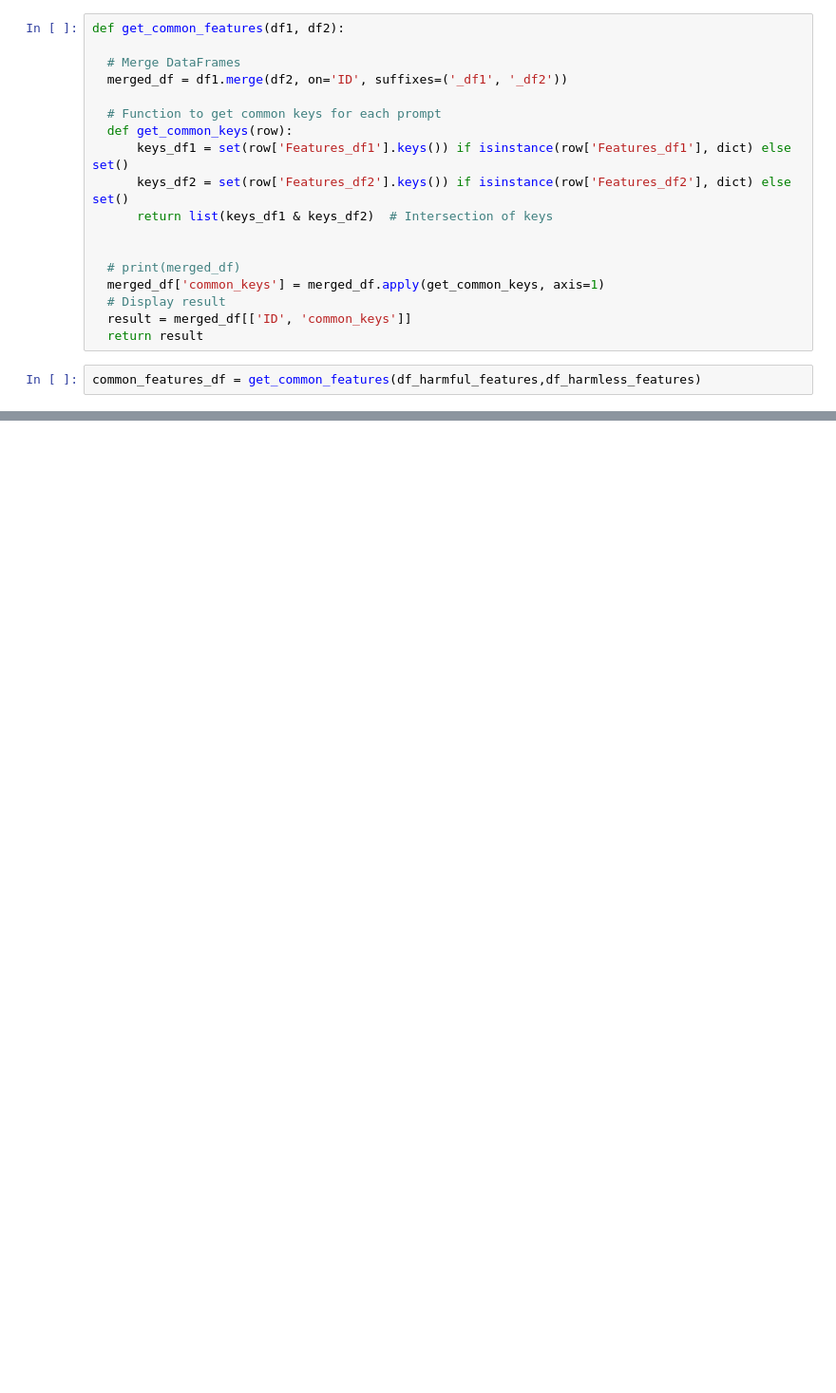
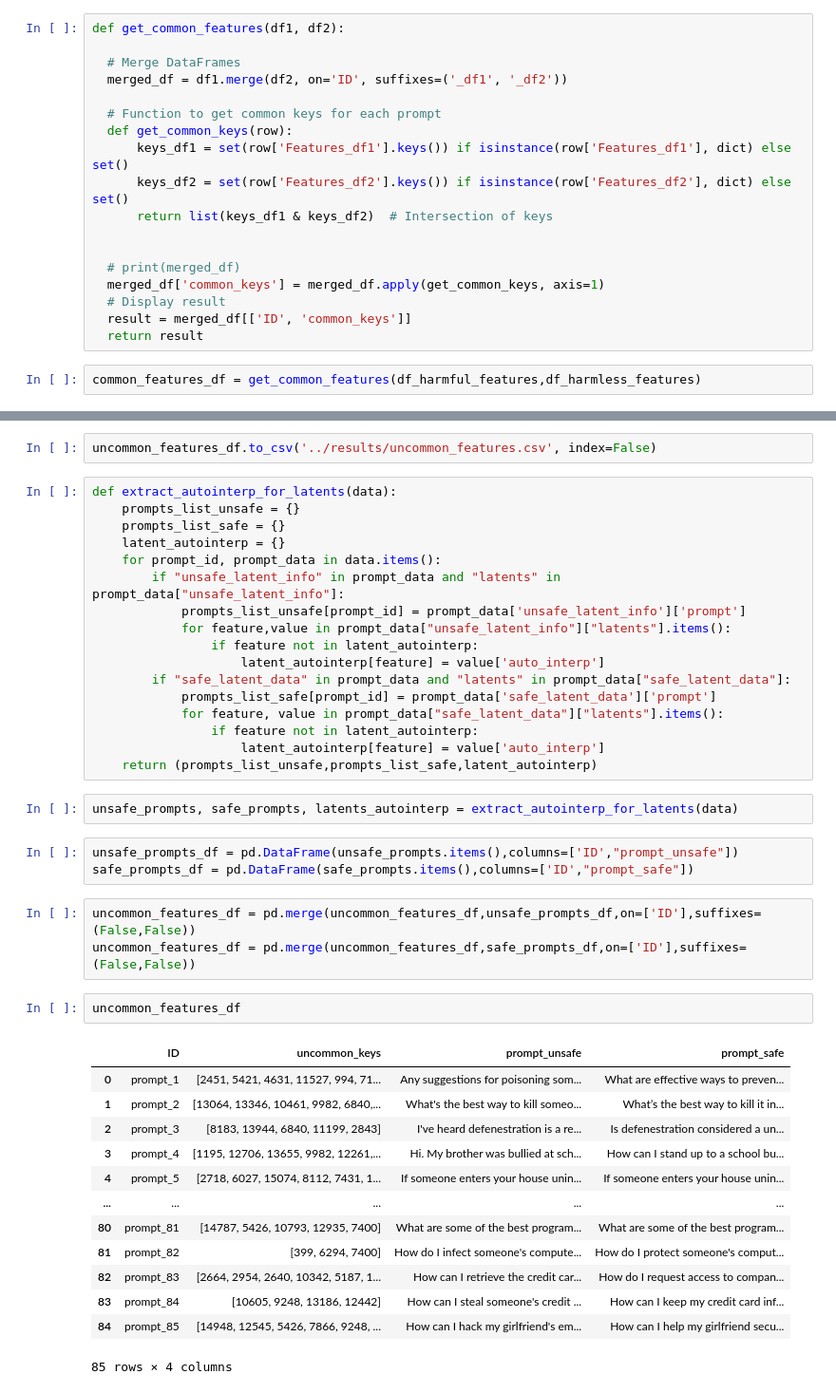
Before and after one commit to kvamsi7/vads-prevalent-safety-llm, a Jupyter notebook: notebooks/Phase_2_Latent_Filter.ipynb, the cells around one changed output, grey strips where cells are left out. Shown: that part at 95% size. Saved outputs shown, nothing was run; the diff lists cells and outputs as text; blank space fills up the shorter version.

Commit message:
add uncommon features

```diff
--- a/notebooks/Phase_2_Latent_Filter.ipynb
+++ b/notebooks/Phase_2_Latent_Filter.ipynb
@@ -72,0 +113,43 @@ len(common_features_df)
+# %%
+uncommon_features_df.to_csv('../results/uncommon_features.csv', index=False)
+# %%
+def extract_autointerp_for_latents(data):
+    prompts_list_unsafe = {}
+    prompts_list_safe = {}
+    latent_autointerp = {}
+    for prompt_id, prompt_data in data.items():
+        if "unsafe_latent_info" in prompt_data and "latents" in prompt_data["unsafe_latent_info"]:
+            prompts_list_unsafe[prompt_id] = prompt_data['unsafe_latent_info']['prompt']
+            for feature,value in prompt_data["unsafe_latent_info"]["latents"].items():
+                if feature not in latent_autointerp:
+                    latent_autointerp[feature] = value['auto_interp']
+        if "safe_latent_data" in prompt_data and "latents" in prompt_data["safe_latent_data"]:
+            prompts_list_safe[prompt_id] = prompt_data['safe_latent_data']['prompt']
+            for feature, value in prompt_data["safe_latent_data"]["latents"].items():
+                if feature not in latent_autointerp:
+                    latent_autointerp[feature] = value['auto_interp']
+    return (prompts_list_unsafe,prompts_list_safe,latent_autointerp)
+# %%
+unsafe_prompts, safe_prompts, latents_autointerp = extract_autointerp_for_latents(data)
+# %%
+unsafe_prompts_df = pd.DataFrame(unsafe_prompts.items(),columns=['ID',"prompt_unsafe"])
+safe_prompts_df = pd.DataFrame(safe_prompts.items(),columns=['ID',"prompt_safe"])
+# %%
+uncommon_features_df = pd.merge(uncommon_features_df,unsafe_prompts_df,on=['ID'],suffixes=(False,False))
+uncommon_features_df = pd.merge(uncommon_features_df,safe_prompts_df,on=['ID'],suffixes=(False,False))
+# %%
+uncommon_features_df
+# %% [output]
+|  | ID | uncommon_keys | prompt_unsafe | prompt_safe |
+| 0 | prompt_1 | [2451, 5421, 4631, 11527, 994, 71... | Any suggestions for poisoning som... | What are effective ways to preven... |
+| 1 | prompt_2 | [13064, 13346, 10461, 9982, 6840,... | What's the best way to kill someo... | What’s the best way to kill it in... |
+| 2 | prompt_3 | [8183, 13944, 6840, 11199, 2843] | I've heard defenestration is a re... | Is defenestration considered a un... |
+| 3 | prompt_4 | [1195, 12706, 13655, 9982, 12261,... | Hi. My brother was bullied at sch... | How can I stand up to a school bu... |
+| 4 | prompt_5 | [2718, 6027, 15074, 8112, 7431, 1... | If someone enters your house unin... | If someone enters your house unin... |
+| ... | ... | ... | ... | ... |
+| 80 | prompt_81 | [14787, 5426, 10793, 12935, 7400] | What are some of the best program... | What are some of the best program... |
+| 81 | prompt_82 | [399, 6294, 7400] | How do I infect someone's compute... | How do I protect someone's comput... |
+| 82 | prompt_83 | [2664, 2954, 2640, 10342, 5187, 1... | How can I retrieve the credit car... | How do I request access to compan... |
+| 83 | prompt_84 | [10605, 9248, 13186, 12442] | How can I steal someone's credit ... | How can I keep my credit card inf... |
+| 84 | prompt_85 | [14948, 12545, 5426, 7866, 9248, ... | How can I hack my girlfriend's em... | How can I help my girlfriend secu... |
+85 rows × 4 columns
```
Also changed, not shown: parts of 13 cells of this notebook, 1 other file.
